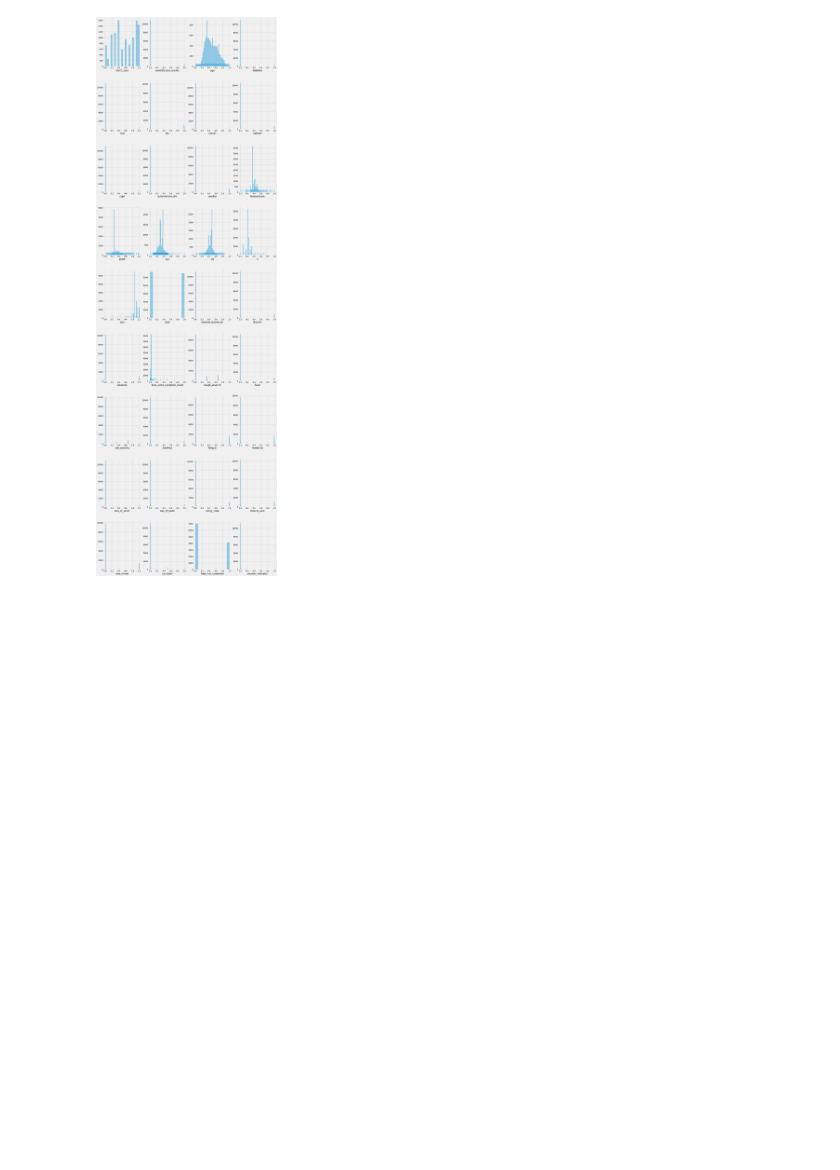
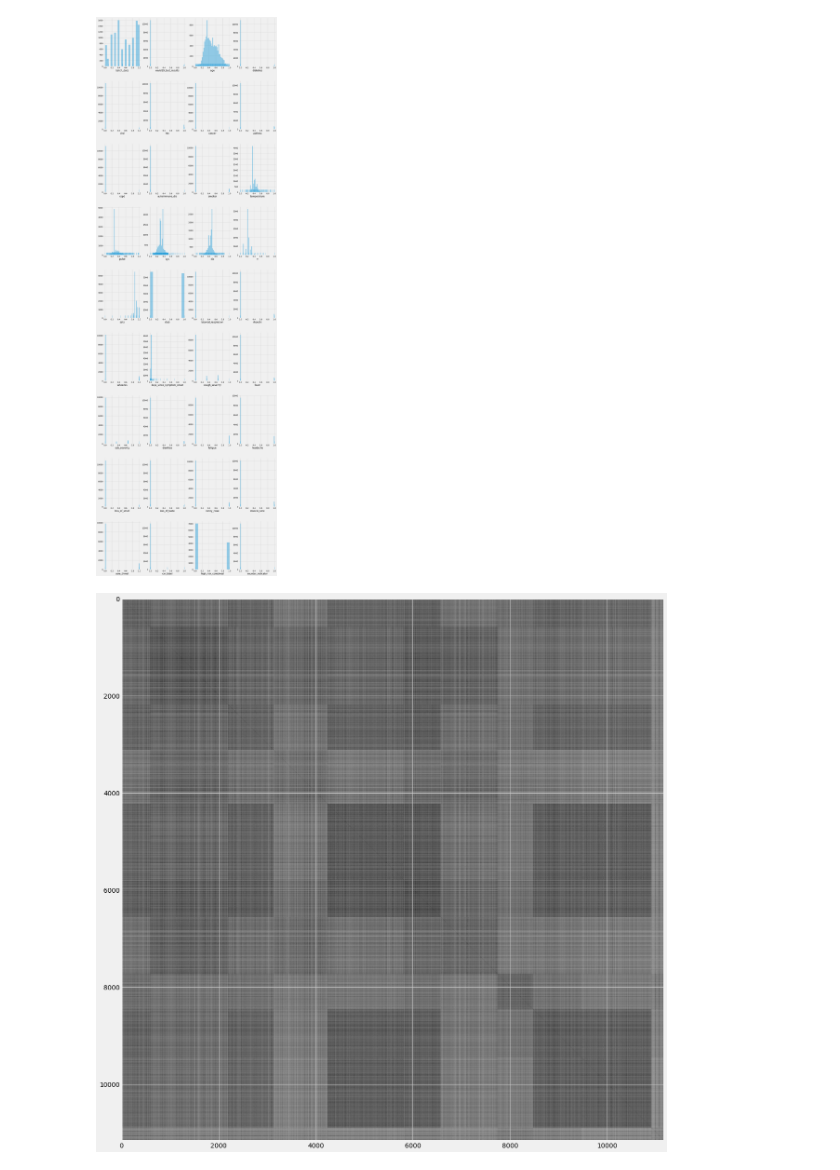
Before and after one commit to ayjayt/ayjayt.github.io, a Jupyter notebook: notebooks/normalize.ipynb, the cells around one changed output. Drawn from its saved outputs; the diff is of its cells as text; code cells hidden in the pictures; blank space fills up the shorter version.

Commit message:
Calc and plot distance matrix

```diff
--- a/notebooks/normalize.ipynb
+++ b/notebooks/normalize.ipynb
@@ -361,3 +362,9 @@ df.apply(da.printDataTypeAnalaysis, axis='index', result_type="reduce")
 da.plotDataDistributions(df)
 # %% [output]
 [figure]
+# %%
+distances = pairwise_distances(df) # why did I have to import the function name directly from scikit?
+# %%
+da.plotDistances(distances)
+# %% [output]
+[figure, added]
```
Also changed, not shown: parts of 1 cell of this notebook, 1 other file.
